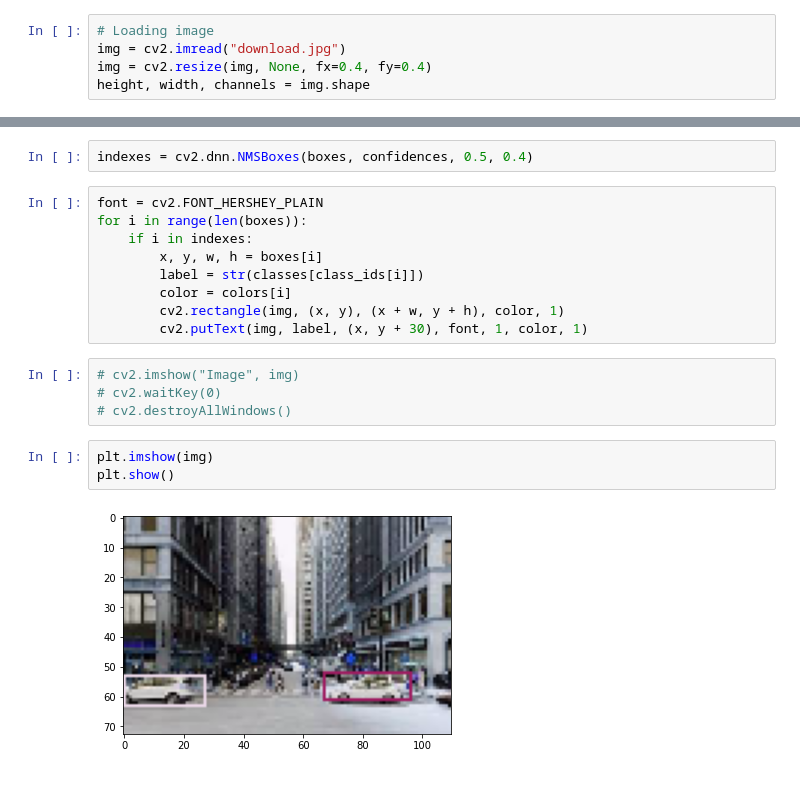
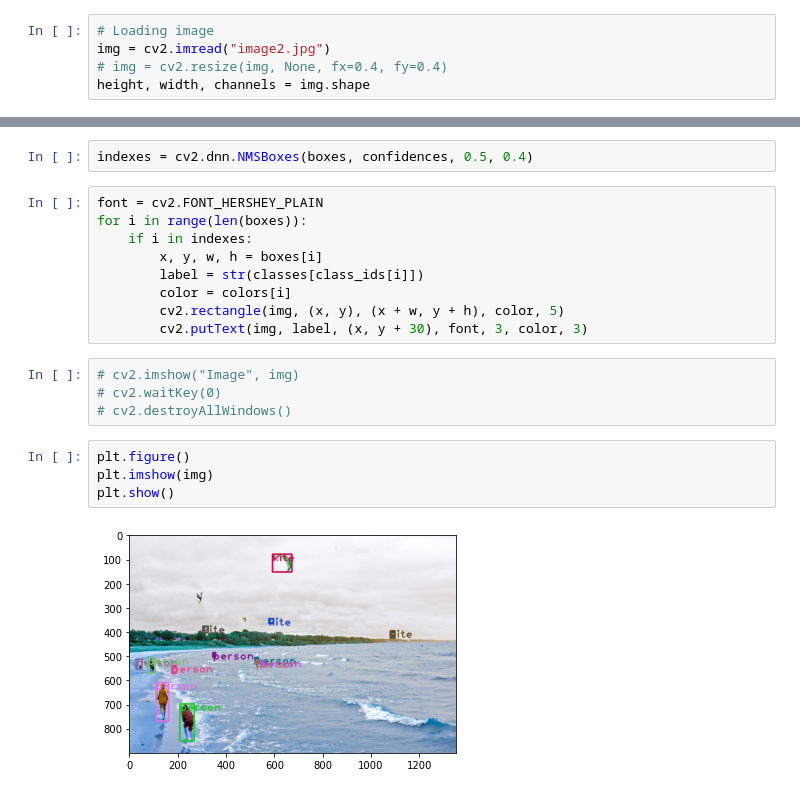
Before and after one commit to namrathavpai/mini_project_sem2, a Jupyter notebook: yolo3_model.ipynb, the cells around one changed output, grey strips where cells are left out. Cells and saved outputs as stored; diff of their text form.

```diff
--- a/yolo3_model.ipynb
+++ b/yolo3_model.ipynb
@@ -15,8 +15,8 @@ output_layers = [layer_names[i[0] - 1] for i in net.getUnconnectedOutLayers()]
 colors = np.random.uniform(0, 255, size=(len(classes), 3))
 # %%
 # Loading image
-img = cv2.imread("download.jpg")
-img = cv2.resize(img, None, fx=0.4, fy=0.4)
+img = cv2.imread("image2.jpg")
+# img = cv2.resize(img, None, fx=0.4, fy=0.4)
 height, width, channels = img.shape
 # %%
 plt.imshow(img)
@@ -59,14 +59,15 @@ for i in range(len(boxes)):
         x, y, w, h = boxes[i]
         label = str(classes[class_ids[i]])
         color = colors[i]
-        cv2.rectangle(img, (x, y), (x + w, y + h), color, 1)
-        cv2.putText(img, label, (x, y + 30), font, 1, color, 1)
+        cv2.rectangle(img, (x, y), (x + w, y + h), color, 5)
+        cv2.putText(img, label, (x, y + 30), font, 3, color, 3)
 # %%
 # cv2.imshow("Image", img)
 # cv2.waitKey(0)
 # cv2.destroyAllWindows()
 # %%
+plt.figure()
 plt.imshow(img)
 plt.show()
 # %% [output]
-[figure, old version]
+[figure, new version]
```
Also changed, not shown: parts of 3 cells of this notebook.
